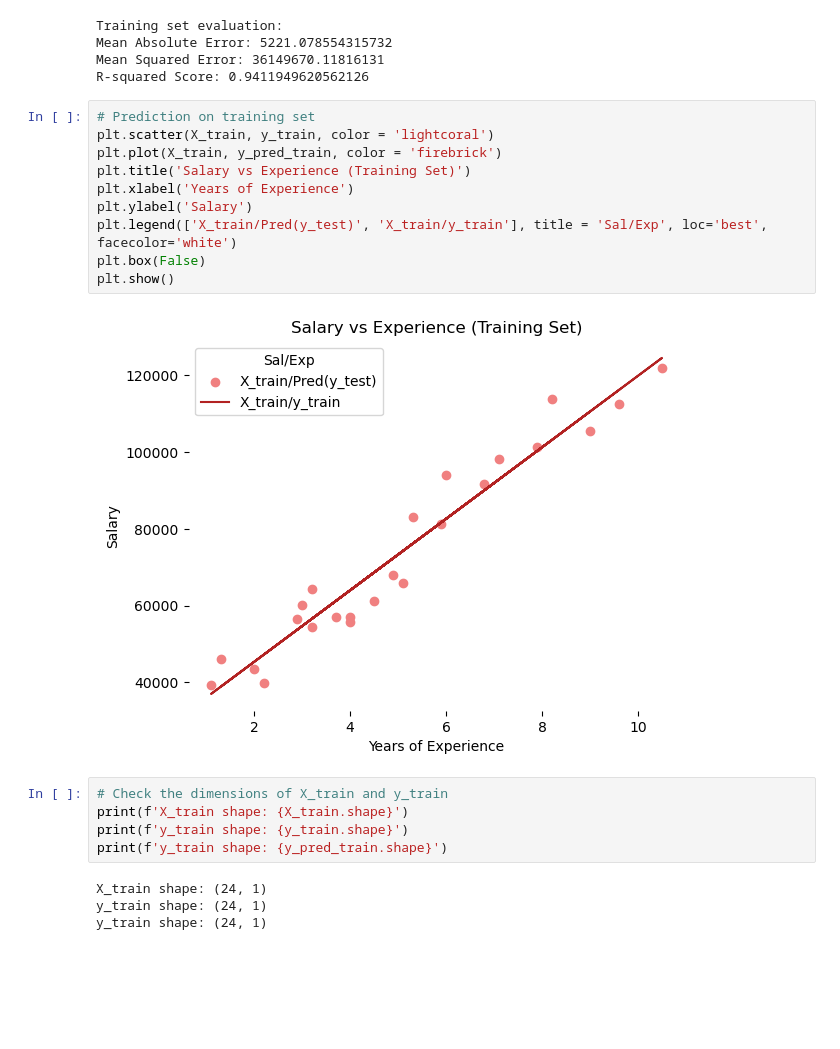
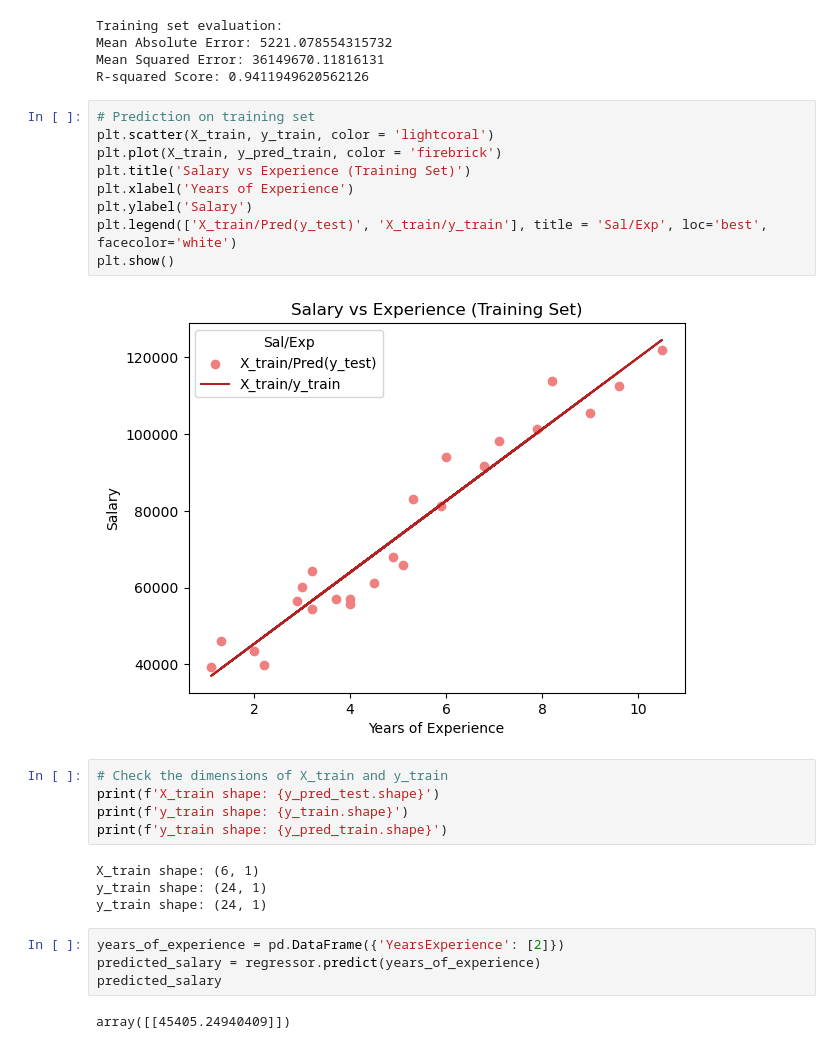
Before and after one commit to NgeruSK/Salary-Predictor, a Jupyter notebook: analytics-notebook.ipynb, the cells around one changed output. Cells and saved outputs as stored; diff of their text form; blank space fills up the shorter version.

Commit message:
preds working

```diff
--- a/analytics-notebook.ipynb
+++ b/analytics-notebook.ipynb
@@ -90,21 +108,26 @@ R-squared Score: 0.9411949620562126
 # %%
 # Prediction on training set
 plt.scatter(X_train, y_train, color = 'lightcoral')
 plt.plot(X_train, y_pred_train, color = 'firebrick')
 plt.title('Salary vs Experience (Training Set)')
 plt.xlabel('Years of Experience')
 plt.ylabel('Salary')
 plt.legend(['X_train/Pred(y_test)', 'X_train/y_train'], title = 'Sal/Exp', loc='best', facecolor='white')
-plt.box(False)
 plt.show()
 # %% [output]
-[figure, old version]
+[figure, new version]
 # %%
 # Check the dimensions of X_train and y_train
-print(f'X_train shape: {X_train.shape}')
+print(f'X_train shape: {y_pred_test.shape}')
 print(f'y_train shape: {y_train.shape}')
 print(f'y_train shape: {y_pred_train.shape}')
 # %% [output]
-X_train shape: (24, 1)
+X_train shape: (6, 1)
 y_train shape: (24, 1)
 y_train shape: (24, 1)
+# %%
+years_of_experience = pd.DataFrame({'YearsExperience': [2]})
+predicted_salary = regressor.predict(years_of_experience)
+predicted_salary
+# %% [output]
+array([[45405.24940409]])
```
Also changed, not shown: parts of 4 cells of this notebook.
